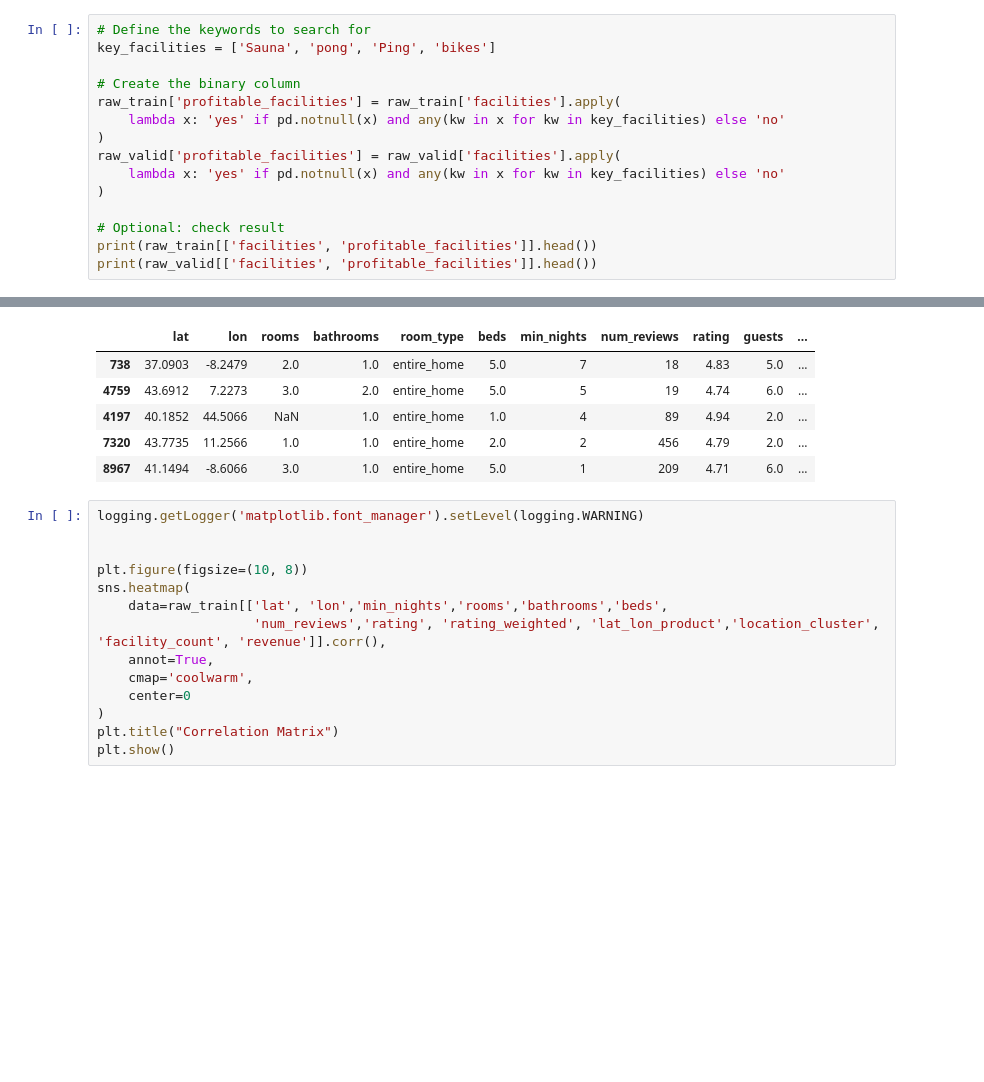
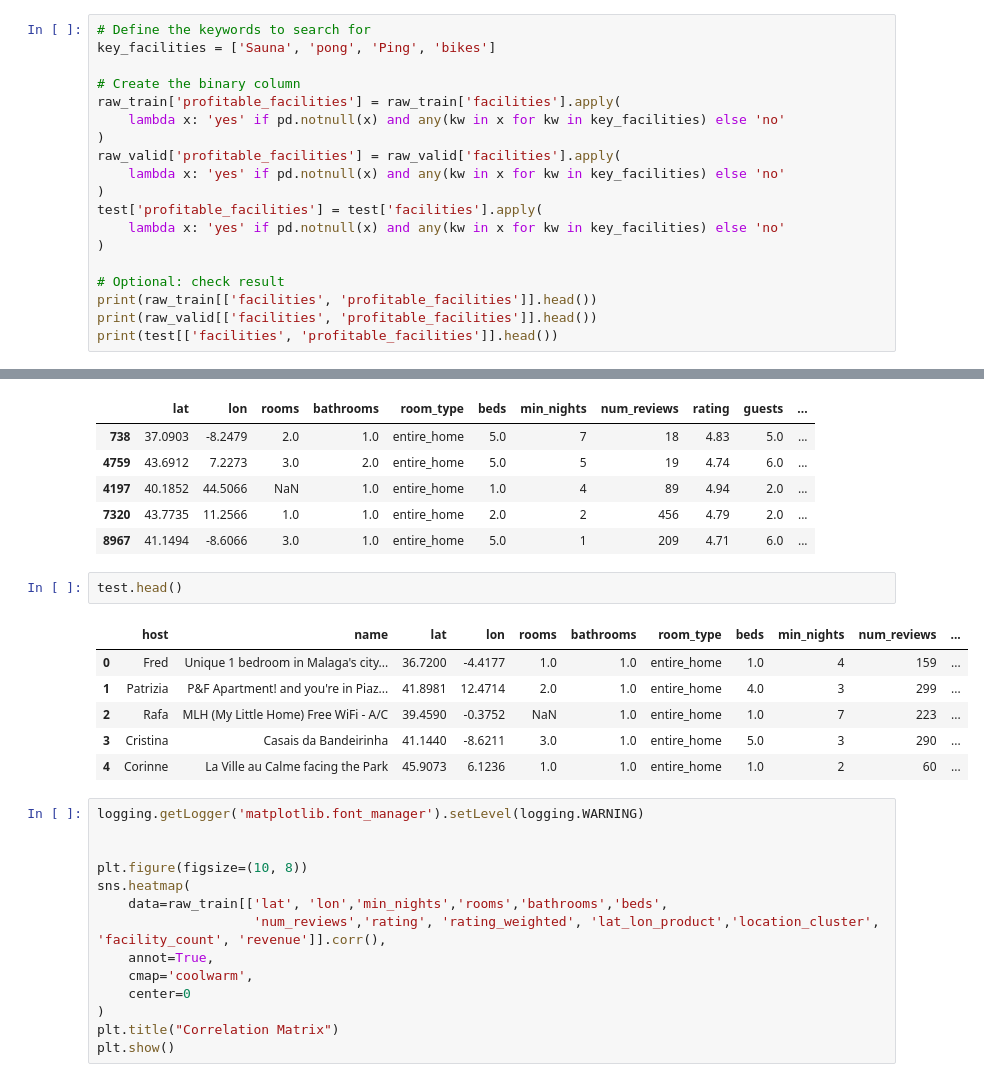
Before and after one commit to cbjonesea/ML-assignment, a Jupyter notebook: model-building.ipynb, the cells around one changed output, grey strips where cells are left out. Saved outputs shown, nothing was run; the diff lists cells and outputs as text; blank space fills up the shorter version.

```diff
--- a/model-building.ipynb
+++ b/model-building.ipynb
@@ -510,10 +493,14 @@ raw_train['profitable_facilities'] = raw_train['facilities'].apply(
 raw_valid['profitable_facilities'] = raw_valid['facilities'].apply(
     lambda x: 'yes' if pd.notnull(x) and any(kw in x for kw in key_facilities) else 'no'
 )
+test['profitable_facilities'] = test['facilities'].apply(
+    lambda x: 'yes' if pd.notnull(x) and any(kw in x for kw in key_facilities) else 'no'
+)
 
 # Optional: check result
 print(raw_train[['facilities', 'profitable_facilities']].head())
 print(raw_valid[['facilities', 'profitable_facilities']].head())
+print(test[['facilities', 'profitable_facilities']].head())
 # %% [output]
                                               facilities profitable_facilities
 2148   TV Wifi Kitchen Free parking on premises Room-...                    no
@@ -547,6 +540,15 @@ raw_valid.head()
 | 4197 | 40.1852 | 44.5066 | NaN | 1.0 | entire_home | 1.0 | 4 | 89 | 4.94 | 2.0 | ... |
 | 7320 | 43.7735 | 11.2566 | 1.0 | 1.0 | entire_home | 2.0 | 2 | 456 | 4.79 | 2.0 | ... |
 | 8967 | 41.1494 | -8.6066 | 3.0 | 1.0 | entire_home | 5.0 | 1 | 209 | 4.71 | 6.0 | ... |
+# %%
+test.head()
+# %% [output]
+|  | host | name | lat | lon | rooms | bathrooms | room_type | beds | min_nights | num_reviews | ... |
+| 0 | Fred | Unique 1 bedroom in Malaga's city... | 36.7200 | -4.4177 | 1.0 | 1.0 | entire_home | 1.0 | 4 | 159 | ... |
+| 1 | Patrizia | P&F Apartment! and you're in Piaz... | 41.8981 | 12.4714 | 2.0 | 1.0 | entire_home | 4.0 | 3 | 299 | ... |
+| 2 | Rafa | MLH (My Little Home) Free WiFi - A/C | 39.4590 | -0.3752 | NaN | 1.0 | entire_home | 1.0 | 7 | 223 | ... |
+| 3 | Cristina | Casais da Bandeirinha | 41.1440 | -8.6211 | 3.0 | 1.0 | entire_home | 5.0 | 3 | 290 | ... |
+| 4 | Corinne | La Ville au Calme facing the Park | 45.9073 | 6.1236 | 1.0 | 1.0 | entire_home | 1.0 | 2 | 60 | ... |
 # %%
 logging.getLogger('matplotlib.font_manager').setLevel(logging.WARNING)
 
```
Also changed, not shown: parts of 40 cells of this notebook, 4 other files.
